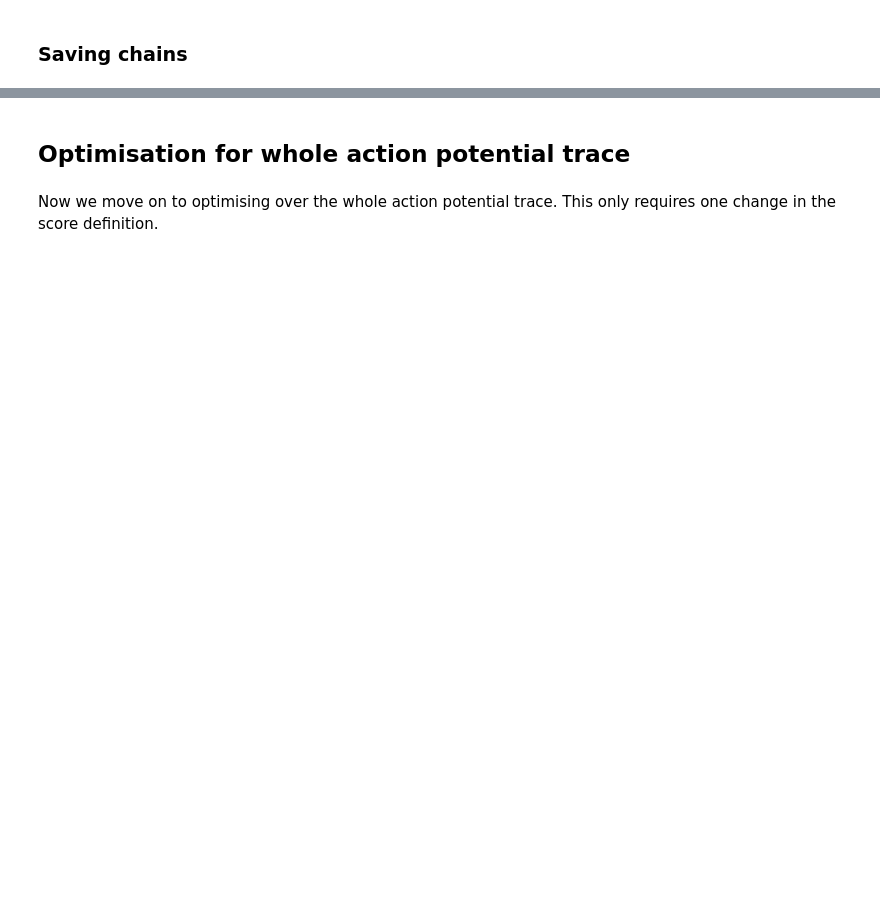
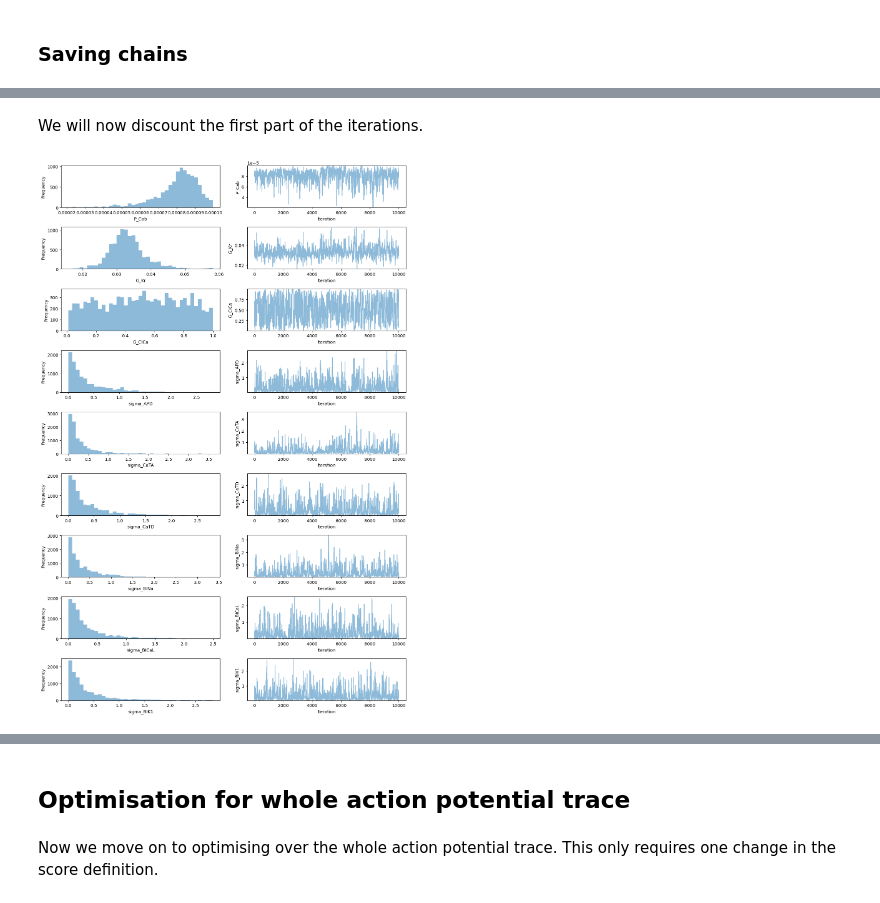
Before and after one commit to mghosh00/CardiacModels, a Jupyter notebook: cardiac_models/examples/torord/torord.ipynb, the cells around one changed output, grey strips where cells are left out. Saved outputs shown, nothing was run; the diff lists cells and outputs as text; code cells hidden in the pictures; blank space fills up the shorter version.

```diff
--- a/cardiac_models/examples/torord/torord.ipynb
+++ b/cardiac_models/examples/torord/torord.ipynb
@@ -794,0 +862,10 @@ for i, chain in enumerate(chains):
+# %% [markdown]
+We will now discount the first part of the iterations.
+# %%
+fraction = 1 / 2
+chains = chains[:, -int(fraction * max_iterations):]
+# %%
+pints.plot.trace(chains, parameter_names=all_param_names)
+plt.show()
+# %% [output]
+[figure, added]
```
Also changed, not shown: parts of 27 cells of this notebook.
